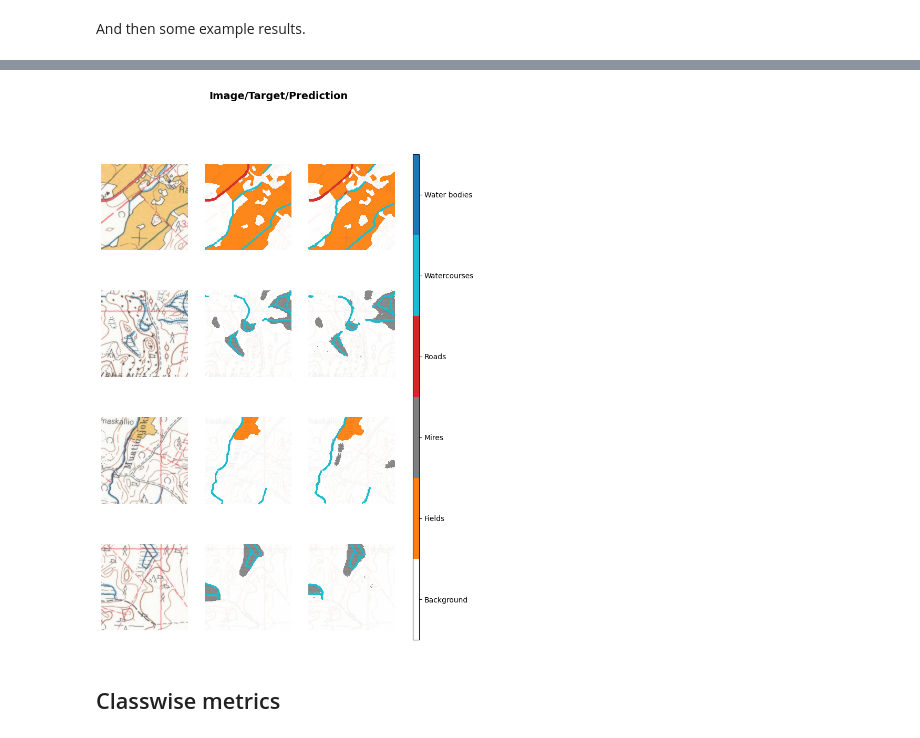
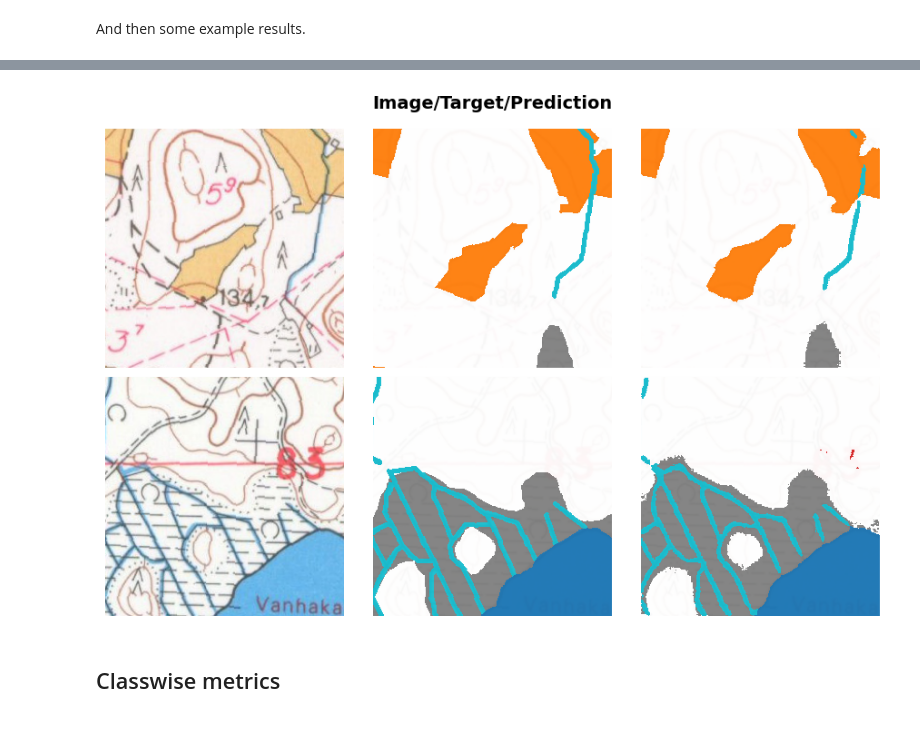
Before and after one commit to mayrajeo/historical-maps, a Jupyter notebook: nbs/train_model.ipynb, the cells around one changed output, grey strips where cells are left out. Drawn from its saved outputs; the diff is of its cells as text; code cells hidden in the pictures.

```diff
--- a/nbs/train_model.ipynb
+++ b/nbs/train_model.ipynb
@@ -226,6 +226,7 @@ learn.export(fname='resnet152_focal_cutmasks.pkl')
 ## Example result patches
 # %%
 learn = load_learner('../models/resnet152_focal_cutmasks.pkl', cpu=False)
+learn.dls = dls
 # %%
 valid_im_path = Path('../data/processed/val/')
 val_images = [Path(valid_im_path/year/'raster_tiles'/f) for year in ['1965', '1984']
@@ -246,16 +247,17 @@ learn.validate(dl=testdl)
 # %% [markdown]
 And then some example results.
 # %%
-learn.show_results(dl=testdl, max_n=4, cmap=cmap, alpha=.9)
+learn.show_results(dl=testdl, max_n=2, cmap=cmap, alpha=.95)
 f = plt.gcf()
 norm = colors.Normalize(vmin=0,vmax=6)
 sm = plt.cm.ScalarMappable(cmap=cmap, norm=norm)
-cbar = fig.colorbar(sm, ax=f.axes, ticks=np.arange(0.5,6.5), aspect=75)
-cbar.ax.set_yticklabels(['Background', 'Fields', 'Mires', 'Roads', 'Watercourses', 'Water bodies'])
-plt.savefig('../data/figures/example_test_predictions.jpg', dpi=300, bbox_inches='tight')
+#cbar = fig.colorbar(sm, ax=f.axes, ticks=np.arange(0.5,6.5), aspect=75)
+#cbar.ax.set_yticklabels(['Background', 'Fields', 'Mires', 'Roads', 'Watercourses', 'Water bodies'])
+plt.savefig('../data/figures/poster_preds.png', dpi=300, bbox_inches='tight')
+plt.tight_layout()
 # %% [output]
 [interactive output not drawn]
-[figure, old version]
+[figure, new version]
 # %% [markdown]
 ## Classwise metrics
 # %% [markdown]
```
Also changed, not shown: parts of 94 cells of this notebook, 1 other file.
